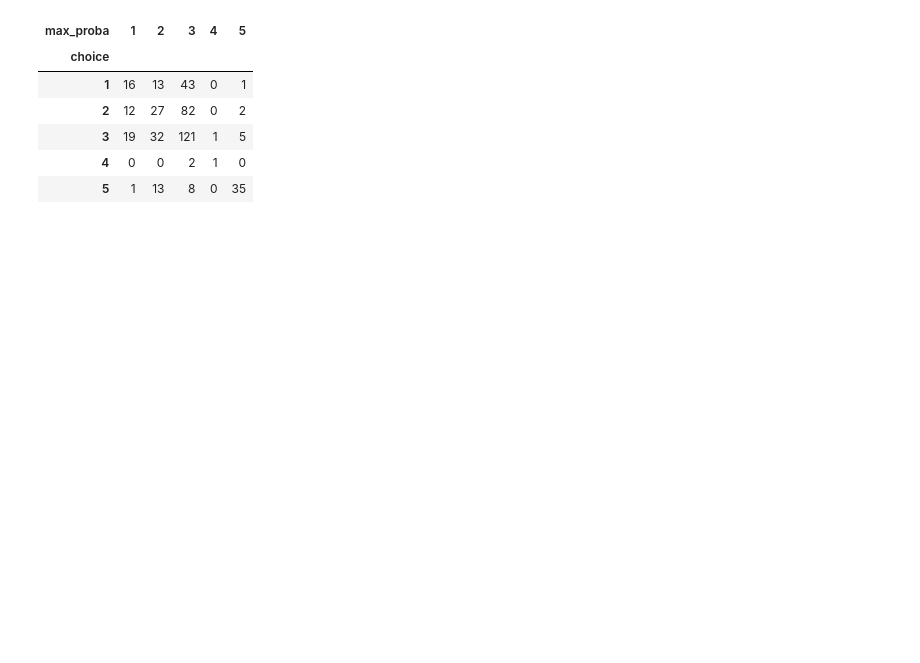
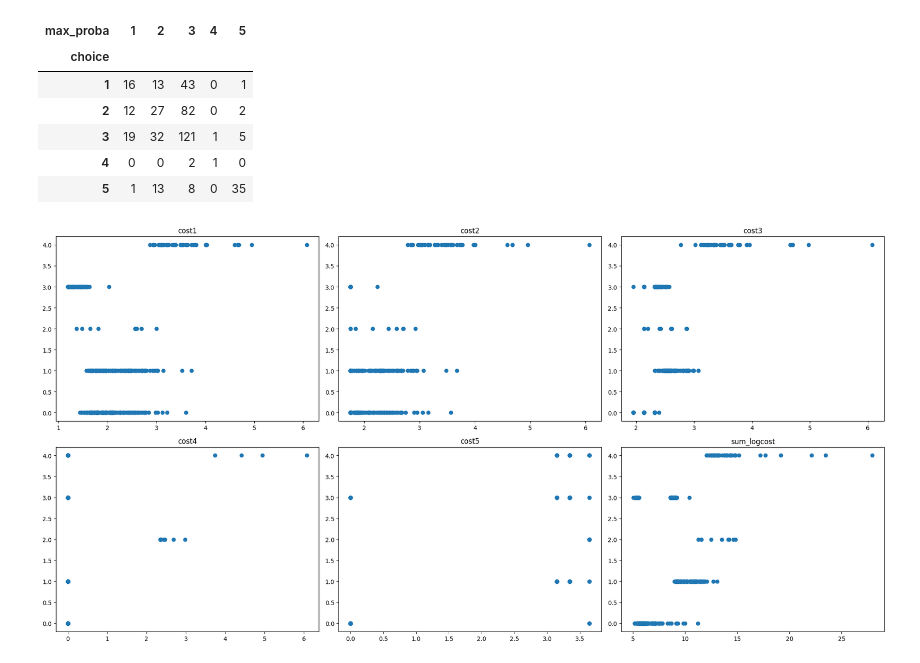
Before and after one commit to alex-monti/Master-Thesis, a Jupyter notebook: NLM-telephone-complete-data.ipynb, the cells around one changed output. Drawn from its saved outputs; the diff is of its cells as text; code cells hidden in the pictures; blank space fills up the shorter version.

```diff
--- a/NLM-telephone-complete-data.ipynb
+++ b/NLM-telephone-complete-data.ipynb
@@ -373,3 +454,40 @@ nest_counts
 | 3 | 19 | 32 | 121 | 1 | 5 |
 | 4 | 0 | 0 | 2 | 1 | 0 |
 | 5 | 1 | 13 | 8 | 0 | 35 |
+# %%
+# Create subplots
+fig, axes = plt.subplots(2, 3, figsize=(20, 10))
+
+cost_avail1 = data['logcost1'] * data['avail1']
+cost_avail2 = data['logcost2'] * data['avail2']
+cost_avail3 = data['logcost3'] * data['avail3']
+cost_avail4 = data['logcost4'] * data['avail4']
+cost_avail5 = data['logcost5'] * data['avail5']
+
+# Plot each function on a separate subplot
+axes[0, 0].scatter(cost_avail1, data['cluster'])
+axes[0, 0].set_title('cost1')
+
+axes[0, 1].scatter(cost_avail2, data['cluster'])
+axes[0, 1].set_title('cost2')
+
+axes[0, 2].scatter(cost_avail3, data['cluster'])
+axes[0, 2].set_title('cost3')
+
+axes[1, 0].scatter(cost_avail4, data['cluster'])
+axes[1, 0].set_title('cost4')
+
+axes[1, 1].scatter(cost_avail5, data['cluster'])
+axes[1, 1].set_title('cost5')
+
+sum_logcost = cost_avail1 + cost_avail2 + cost_avail3 + cost_avail4 + cost_avail5
+axes[1, 2].scatter(sum_logcost, data['cluster'])
+axes[1, 2].set_title('sum_logcost')
+
+# Adjust layout
+plt.tight_layout()
+
+# Show the plot
+plt.show()
+# %% [output]
+[figure, added]
```
Also changed, not shown: parts of 30 cells of this notebook, 17 other files.
